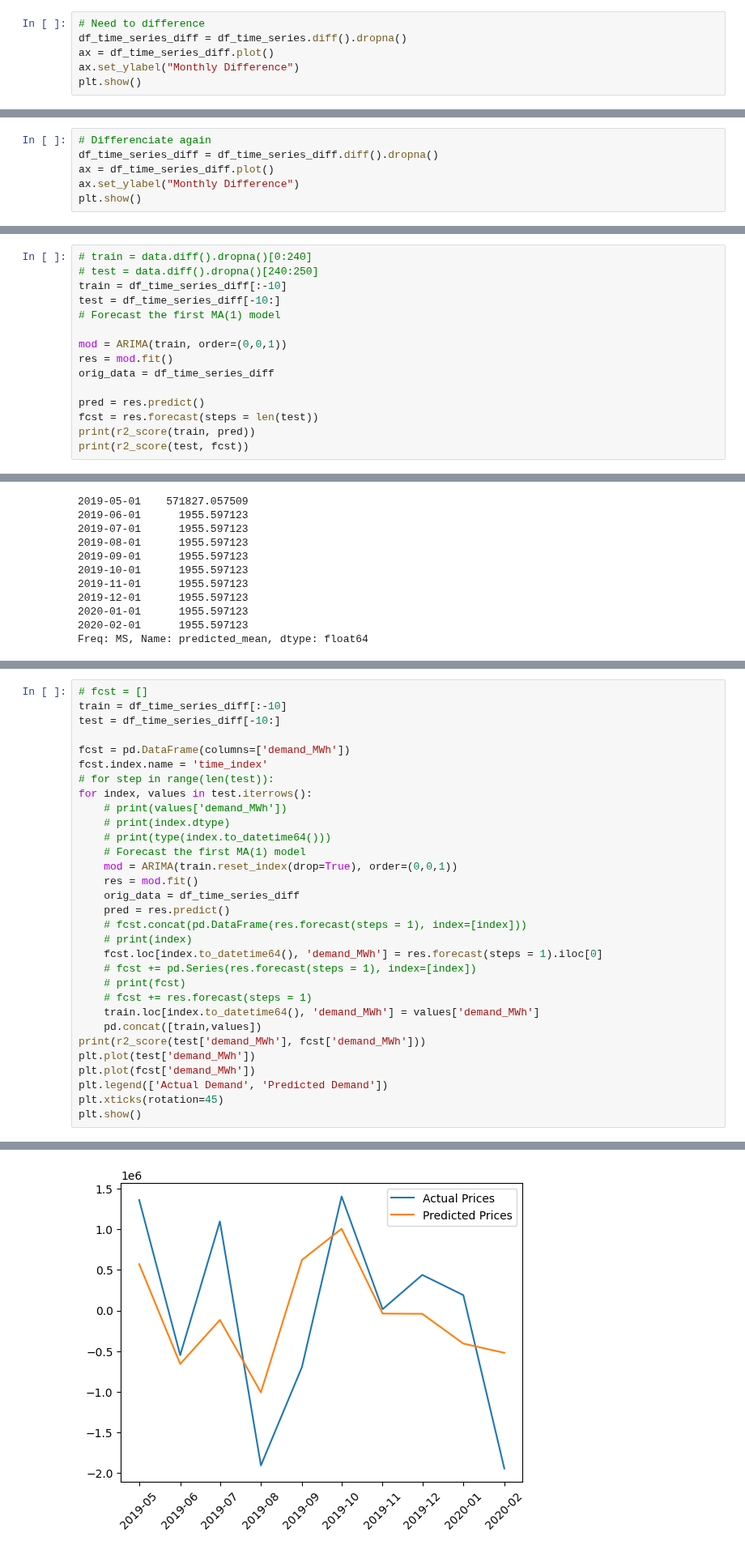
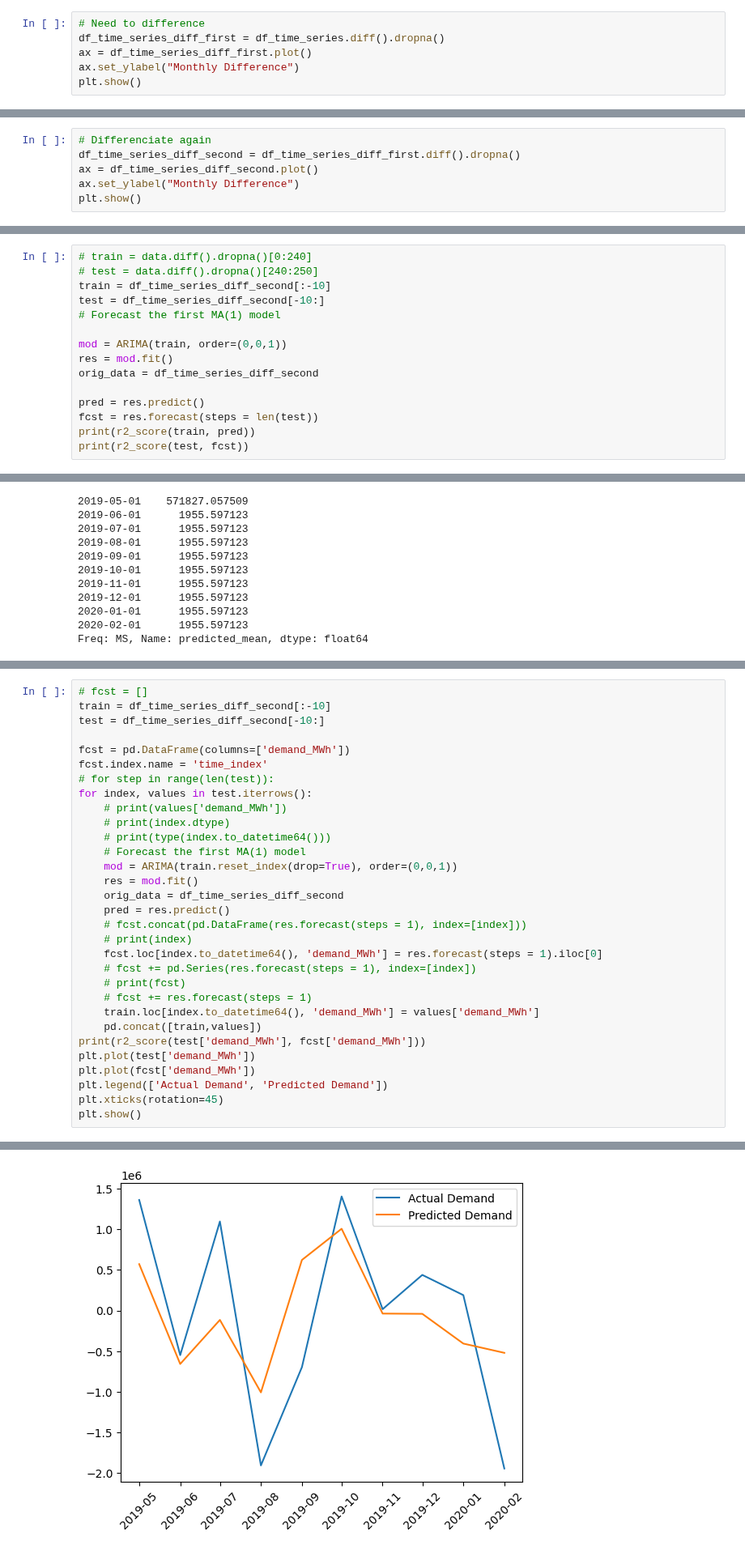
Before and after one commit to tomashbk/electric_energy_demand_argentina, a Jupyter notebook: MA.ipynb, the cells around one changed output, grey strips where cells are left out. Shown at 81% size. Drawn from its saved outputs; the diff is of its cells as text.

```diff
--- a/MA.ipynb
+++ b/MA.ipynb
@@ -30,8 +30,8 @@ df_time_series.plot()
 [figure]
 # %%
 # Need to difference
-df_time_series_diff = df_time_series.diff().dropna()
-ax = df_time_series_diff.plot()
+df_time_series_diff_first = df_time_series.diff().dropna()
+ax = df_time_series_diff_first.plot()
 ax.set_ylabel("Monthly Difference")
 plt.show()
 # %% [output]
@@ -43,7 +43,7 @@ False
 # %%
 # Differenciate again
-df_time_series_diff = df_time_series_diff.diff().dropna()
-ax = df_time_series_diff.plot()
+df_time_series_diff_second = df_time_series_diff_first.diff().dropna()
+ax = df_time_series_diff_second.plot()
 ax.set_ylabel("Monthly Difference")
 plt.show()
 # %% [output]
@@ -82,13 +82,13 @@ print(r2_score(orig_data, pred))
 # %%
 # train = data.diff().dropna()[0:240]
 # test = data.diff().dropna()[240:250]
-train = df_time_series_diff[:-10]
-test = df_time_series_diff[-10:]
+train = df_time_series_diff_second[:-10]
+test = df_time_series_diff_second[-10:]
 # Forecast the first MA(1) model
 
 mod = ARIMA(train, order=(0,0,1))
 res = mod.fit()
-orig_data = df_time_series_diff
+orig_data = df_time_series_diff_second
 
 pred = res.predict()
 fcst = res.forecast(steps = len(test))
@@ -158,42 +158,42 @@ time_index
 2020-02-01 -1945666.976
 # %%
 # fcst = []
-train = df_time_series_diff[:-10]
-test = df_time_series_diff[-10:]
+train = df_time_series_diff_second[:-10]
+test = df_time_series_diff_second[-10:]
 
 fcst = pd.DataFrame(columns=['demand_MWh'])
 fcst.index.name = 'time_index'
 # for step in range(len(test)):
 for index, values in test.iterrows():
     # print(values['demand_MWh'])
     # print(index.dtype)
     # print(type(index.to_datetime64()))
     # Forecast the first MA(1) model
     mod = ARIMA(train.reset_index(drop=True), order=(0,0,1))
     res = mod.fit()
-    orig_data = df_time_series_diff
+    orig_data = df_time_series_diff_second
     pred = res.predict()
     # fcst.concat(pd.DataFrame(res.forecast(steps = 1), index=[index]))
     # print(index)
     fcst.loc[index.to_datetime64(), 'demand_MWh'] = res.forecast(steps = 1).iloc[0]
     # fcst += pd.Series(res.forecast(steps = 1), index=[index])
     # print(fcst)
     # fcst += res.forecast(steps = 1)
     train.loc[index.to_datetime64(), 'demand_MWh'] = values['demand_MWh']
     pd.concat([train,values])
 print(r2_score(test['demand_MWh'], fcst['demand_MWh']))
 plt.plot(test['demand_MWh'])
 plt.plot(fcst['demand_MWh'])
 plt.legend(['Actual Demand', 'Predicted Demand'])
 plt.xticks(rotation=45)
 plt.show()
 # %% [output]
 A value is trying to be set on a copy of a slice from a DataFrame
 
 See the caveats in the documentation: https://pandas.pydata.org/pandas-docs/stable/user_guide/indexing.html#returning-a-view-versus-a-copy
   train.loc[index.to_datetime64(), 'demand_MWh'] = values['demand_MWh']
 0.4467565764518332
-[figure, old version]
+[figure, new version]
 # %% [markdown]
 # GRID SEARCH
 # %%
```
Also changed, not shown: parts of 12 cells of this notebook.
